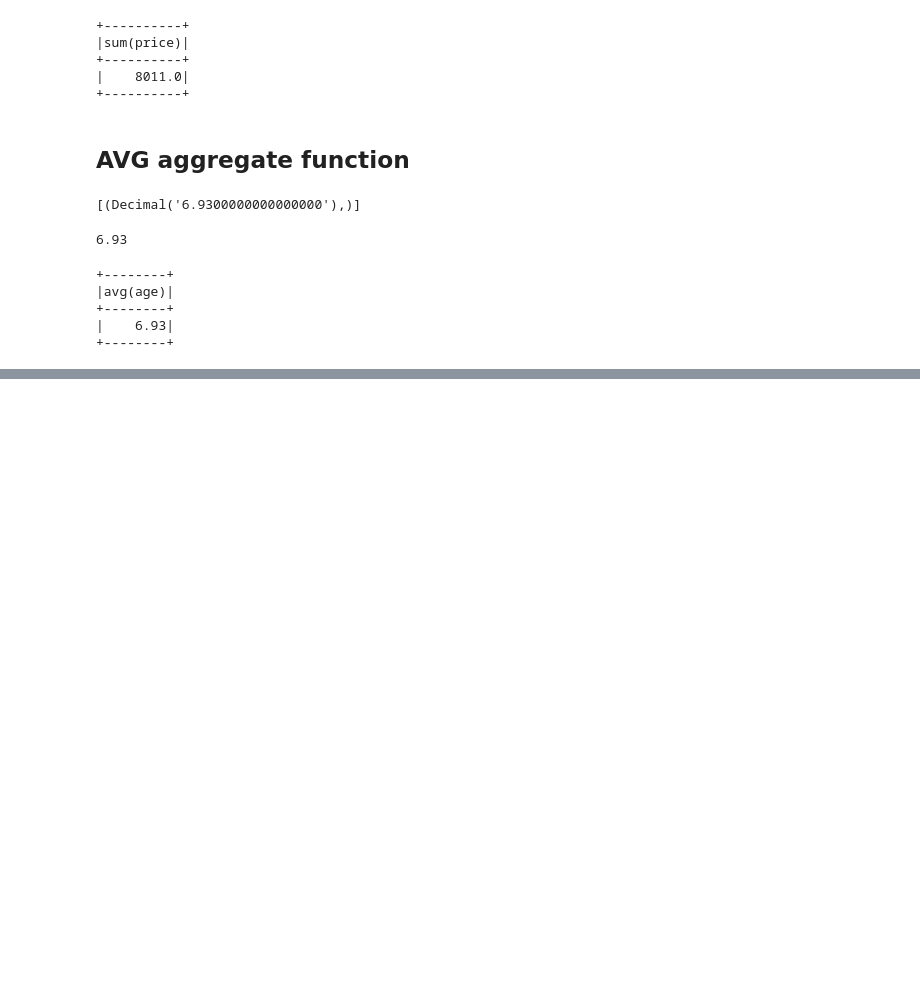
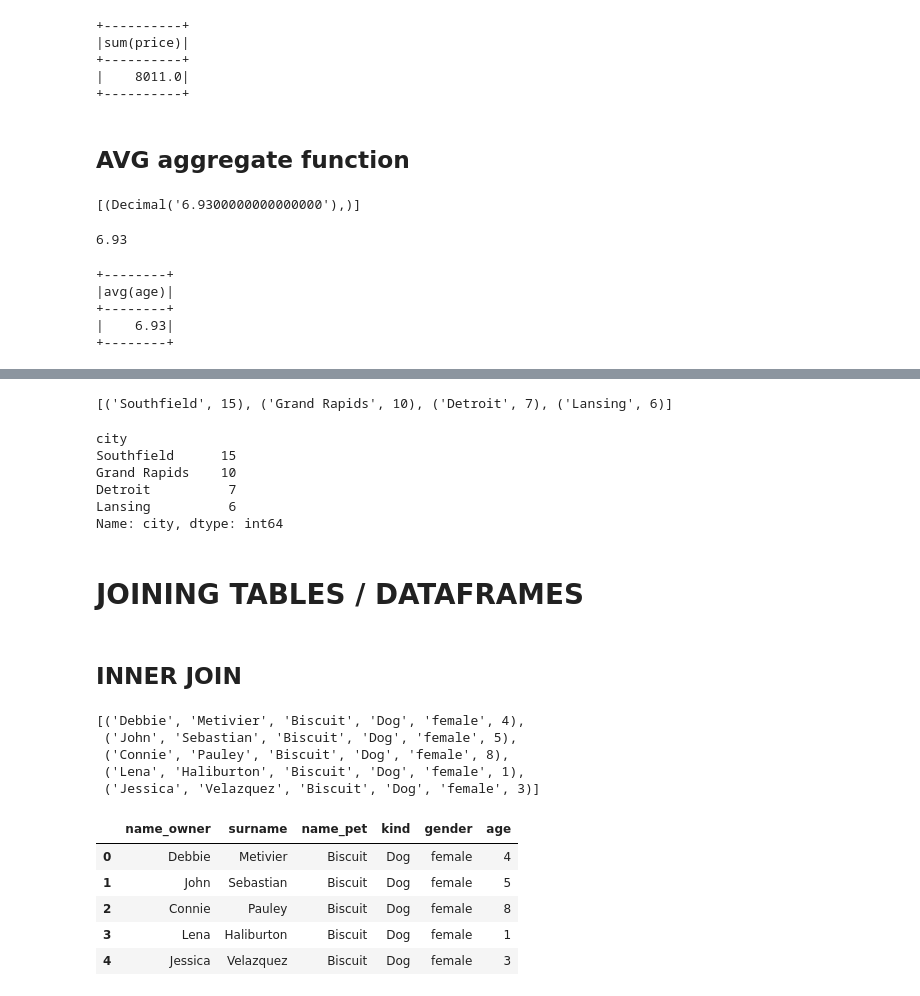
Before and after one commit to neilscholtz/PySpark-Pandas-PostgreSQL-Querying, a Jupyter notebook: PySpark - Pandas - SQL.ipynb, the cells around one changed output, grey strips where cells are left out. Saved outputs shown, nothing was run; the diff lists cells and outputs as text; code cells hidden in the pictures; blank space fills up the shorter version.

Commit message:
added INNER, OUTER, LEFT, RIGHT JOINS

```diff
--- a/PySpark - Pandas - SQL.ipynb
+++ b/PySpark - Pandas - SQL.ipynb
@@ -941,0 +1064,52 @@ ps_pets.select(F.avg('age')).show()
+# %%
+# SQL
+sql = '''
+    SELECT city, COUNT(*)
+    FROM owners
+    GROUP BY city
+    HAVING COUNT(*) > 5
+'''
+db.fetch(sql)
+# %% [output]
+[('Southfield', 15), ('Grand Rapids', 10), ('Detroit', 7), ('Lansing', 6)]
+# %%
+# Pandas
+grouped_data = pd_owners.groupby('city')['city'].count().sort_values(ascending=False)
+bool_gt_5 = data.values > 5
+grouped_data[bool_gt_5]
+# %% [output]
+city
+Southfield      15
+Grand Rapids    10
+Detroit          7
+Lansing          6
+Name: city, dtype: int64
+# %% [markdown]
+# JOINING TABLES / DATAFRAMES
+# %% [markdown]
+## INNER JOIN
+# %%
+# SQL
+sql = '''
+    SELECT owners.name, owners.surname, pets.name, pets.kind, pets.gender, pets.age
+    FROM pets
+    JOIN owners ON pets.ownerid=owners.ownerid
+    LIMIT 5
+'''
+db.fetch(sql)
+# %% [output]
+[('Debbie', 'Metivier', 'Biscuit', 'Dog', 'female', 4),
+ ('John', 'Sebastian', 'Biscuit', 'Dog', 'female', 5),
+ ('Connie', 'Pauley', 'Biscuit', 'Dog', 'female', 8),
+ ('Lena', 'Haliburton', 'Biscuit', 'Dog', 'female', 1),
+ ('Jessica', 'Velazquez', 'Biscuit', 'Dog', 'female', 3)]
+# %%
+# Pandas
+pd.merge(pd_owners, pd_pets, on='ownerid', how='inner', suffixes=('_owner','_pet'))[['name_owner','surname','name_pet','kind','gender','age']].head(5)
+# %% [output]
+|  | name_owner | surname | name_pet | kind | gender | age |
+| 0 | Debbie | Metivier | Biscuit | Dog | female | 4 |
+| 1 | John | Sebastian | Biscuit | Dog | female | 5 |
+| 2 | Connie | Pauley | Biscuit | Dog | female | 8 |
+| 3 | Lena | Haliburton | Biscuit | Dog | female | 1 |
+| 4 | Jessica | Velazquez | Biscuit | Dog | female | 3 |
```
Also changed, not shown: parts of 31 cells of this notebook.
